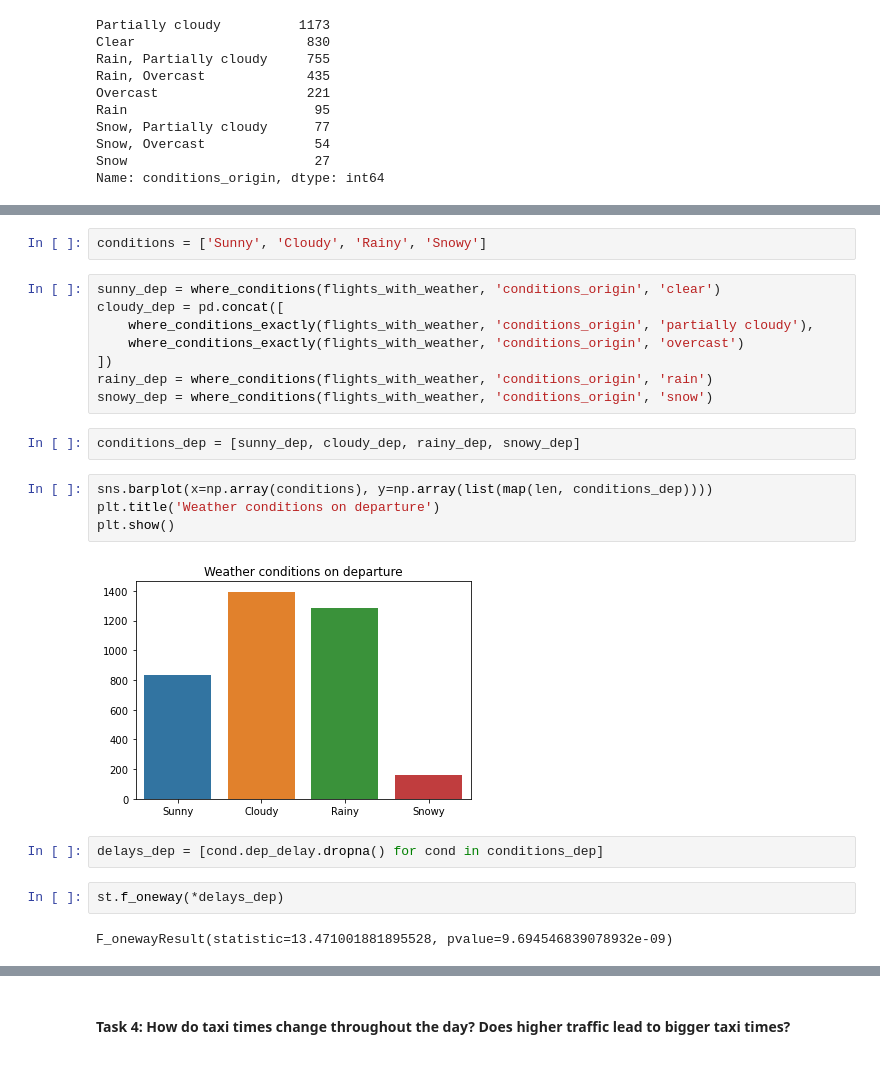
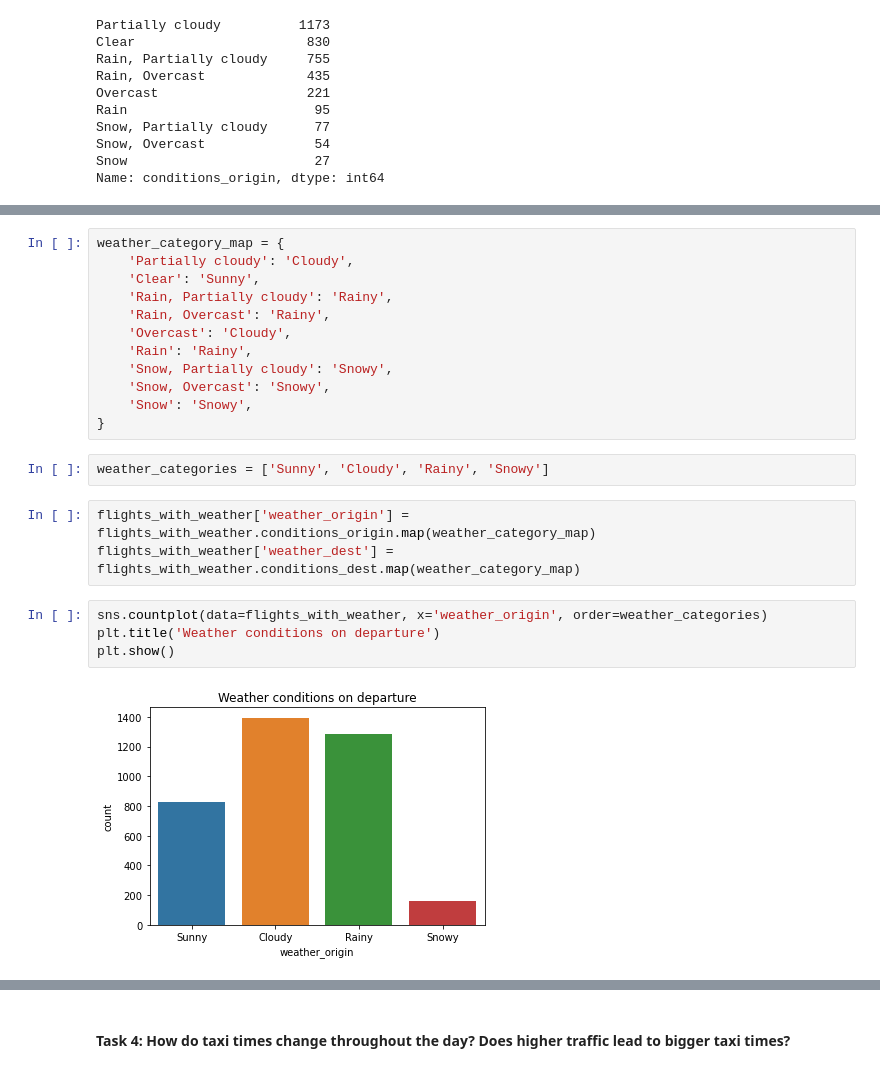
Before and after one commit to Noah2252/Lighthouse-Lab-Midterm-Project, a Jupyter notebook: gth/exploratory_analysis.ipynb, the cells around one changed output, grey strips where cells are left out. Drawn from its saved outputs; the diff is of its cells as text.

```diff
--- a/gth/exploratory_analysis.ipynb
+++ b/gth/exploratory_analysis.ipynb
@@ -210,24 +205,23 @@ def where_conditions_exactly(df: pd.DataFrame, col, string):
+# %%
+weather_category_map = {
+    'Partially cloudy': 'Cloudy',
+    'Clear': 'Sunny',
+    'Rain, Partially cloudy': 'Rainy',
+    'Rain, Overcast': 'Rainy',
+    'Overcast': 'Cloudy',
+    'Rain': 'Rainy',
+    'Snow, Partially cloudy': 'Snowy',
+    'Snow, Overcast': 'Snowy',
+    'Snow': 'Snowy',
+}
 # %%
-conditions = ['Sunny', 'Cloudy', 'Rainy', 'Snowy']
+weather_categories = ['Sunny', 'Cloudy', 'Rainy', 'Snowy']
-# %%
-sunny_dep = where_conditions(flights_with_weather, 'conditions_origin', 'clear')
-cloudy_dep = pd.concat([
-    where_conditions_exactly(flights_with_weather, 'conditions_origin', 'partially cloudy'),
-    where_conditions_exactly(flights_with_weather, 'conditions_origin', 'overcast')
-])
-rainy_dep = where_conditions(flights_with_weather, 'conditions_origin', 'rain')
-snowy_dep = where_conditions(flights_with_weather, 'conditions_origin', 'snow')
-# %%
-conditions_dep = [sunny_dep, cloudy_dep, rainy_dep, snowy_dep]
+# %%
+flights_with_weather['weather_origin'] = flights_with_weather.conditions_origin.map(weather_category_map)
+flights_with_weather['weather_dest'] = flights_with_weather.conditions_dest.map(weather_category_map)
 # %%
-sns.barplot(x=np.array(conditions), y=np.array(list(map(len, conditions_dep))))
+sns.countplot(data=flights_with_weather, x='weather_origin', order=weather_categories)
 plt.title('Weather conditions on departure')
 plt.show()
 # %% [output]
-[figure, old version]
+[figure, new version]
-# %%
-delays_dep = [cond.dep_delay.dropna() for cond in conditions_dep]
-# %%
-st.f_oneway(*delays_dep)
-# %% [output]
-F_onewayResult(statistic=13.471001881895528, pvalue=9.694546839078932e-09)
```
Also changed, not shown: parts of 17 cells of this notebook.
